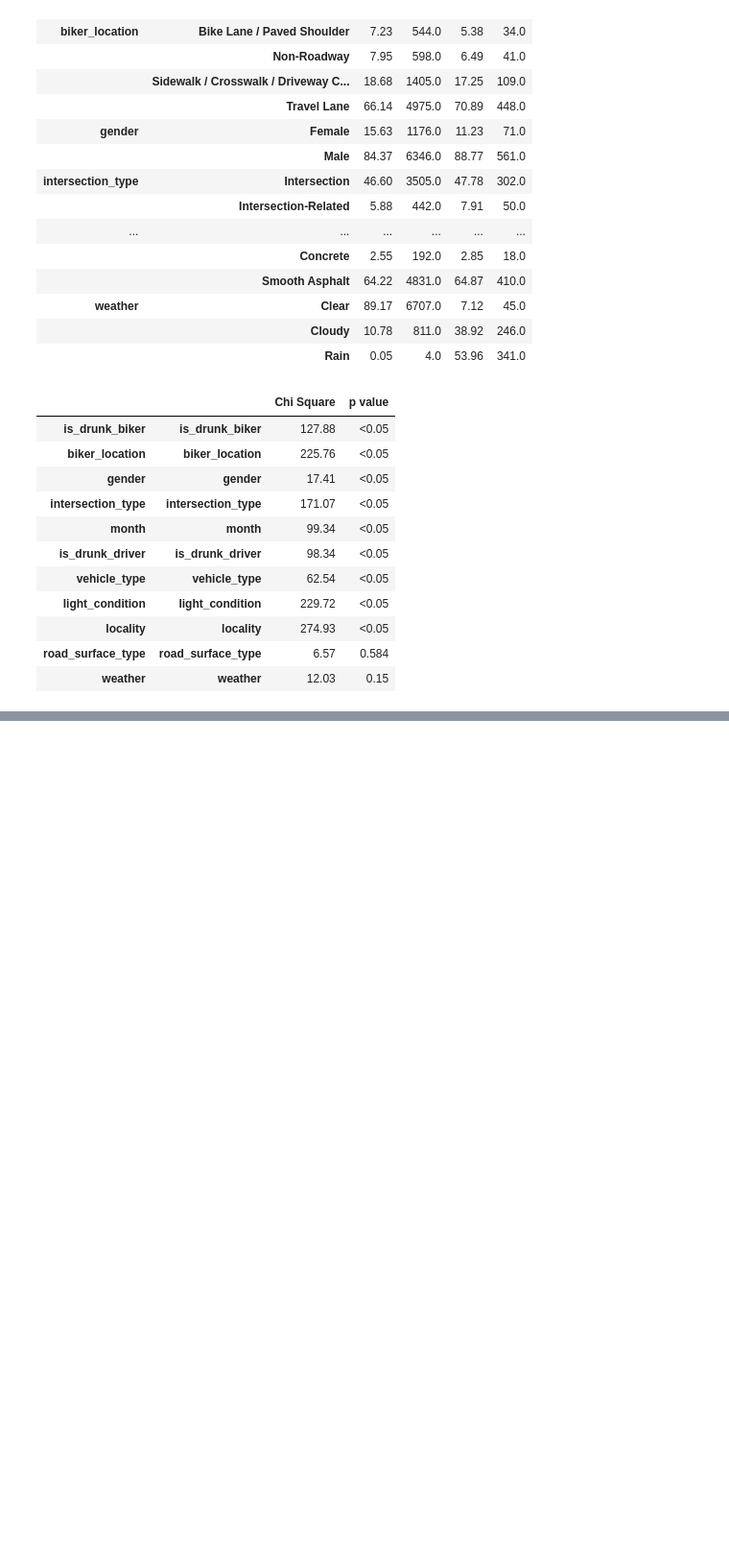
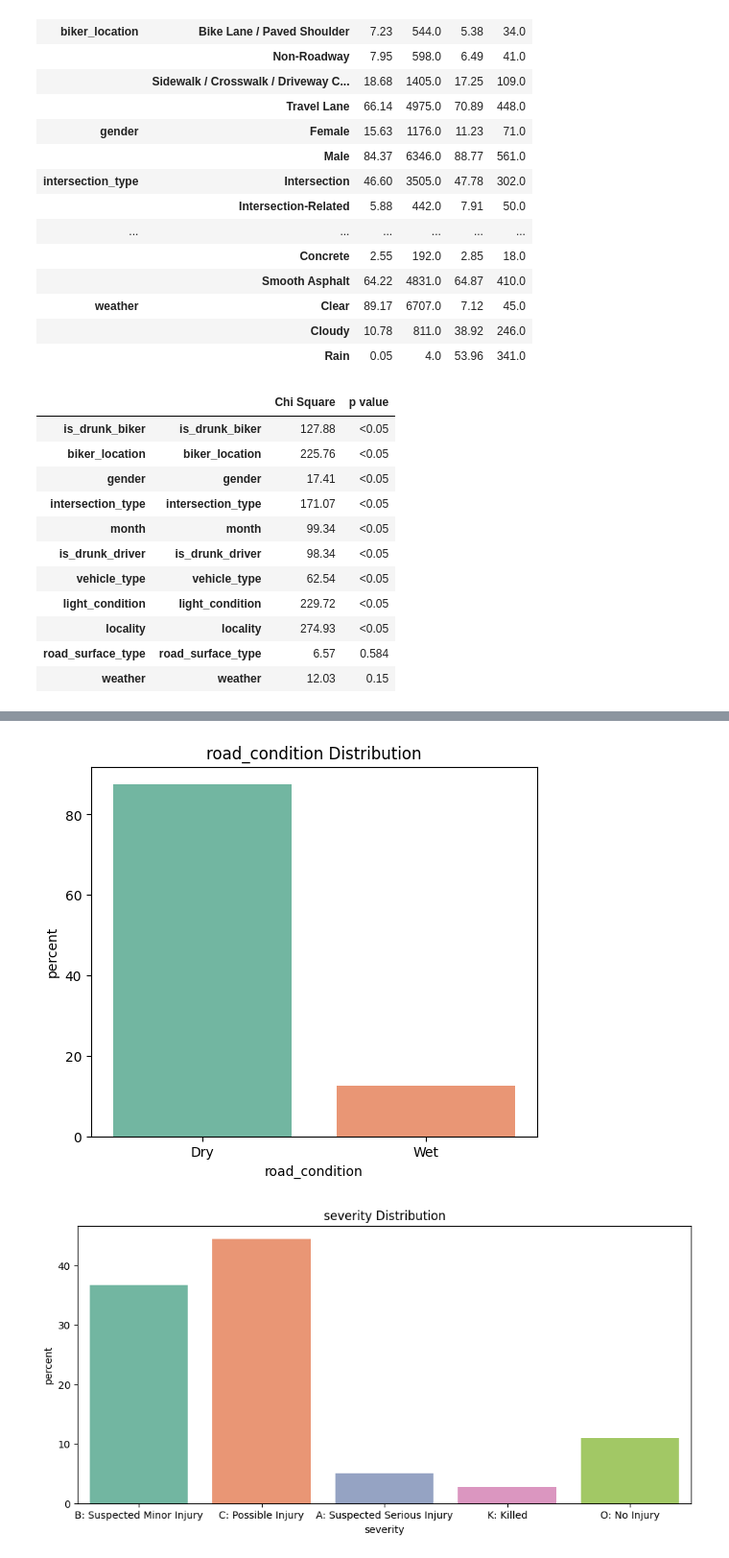
Before and after one commit to maayan-aytek/BikeCrashCausalInference, a Jupyter notebook: EDA.ipynb, the cells around one changed output, grey strips where cells are left out. Shown: that part at 96% size. Drawn from its saved outputs; the diff is of its cells as text; code cells hidden in the pictures; blank space fills up the shorter version.

```diff
--- a/EDA.ipynb
+++ b/EDA.ipynb
@@ -187,0 +159,5 @@ dist_by_y
+# %%
+# 'November', 'January', 'February'
+# 'April', 'June', 'May', 'August', 'September', 'October', 'July', 'March'
+winter_month = ['November', 'December', 'January', 'February']
+winter_df = df[df['month'].isin(winter_month)]
@@ -187,0 +219,6 @@ dist_by_y
+# %%
+plot_categorical_distribution(winter_df, 'road_condition', stat="percent")
+plot_categorical_distribution(winter_df, Y, stat="percent", figsize=(11,5))
+# %% [output]
+[figure, added]
+[figure, added]
```
Also changed, not shown: parts of 12 cells of this notebook, 3 other files.
